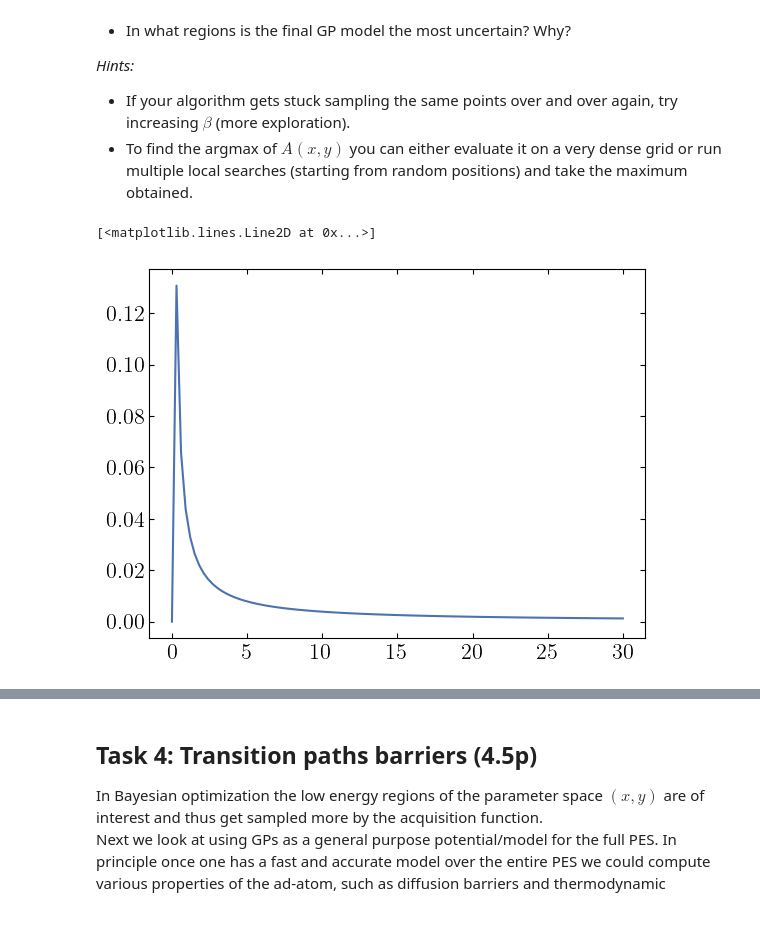
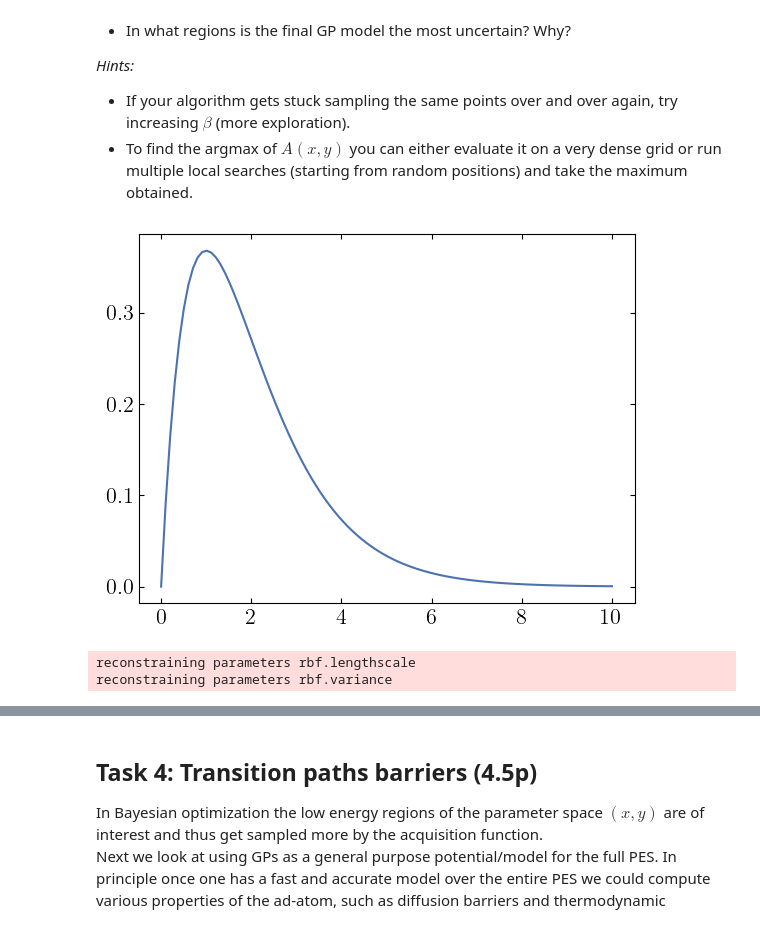
Before and after one commit to j-haralds/Advanced_sim, a Jupyter notebook: project_2b_shared/Jesper_project_2b.ipynb, the cells around one changed output, grey strips where cells are left out. Cells and saved outputs as stored; diff of their text form; code cells hidden in the pictures.

```diff
--- a/project_2b_shared/Jesper_project_2b.ipynb
+++ b/project_2b_shared/Jesper_project_2b.ipynb
@@ -332,16 +332,45 @@ Start the Bayesian optimization from five (5) randomly drawn samples.
 * If your algorithm gets stuck sampling the same points over and over again, try increasing $\beta$ (more exploration).
 * To find the argmax of $A(x, y)$ you can either evaluate it on a very dense grid or run multiple local searches (starting from random positions) and take the maximum obtained.
 # %%
-sigma = np.linspace(0, 30, 100)
+sigma = np.linspace(0, 10, 100)
 l = np.linspace(0, 30, 100)
-sig_pri = scipy.stats.lognorm.pdf(sigma, s=10, scale=1) #
-l_pri = scipy.stats.invgamma.pdf(l, a=1, scale=10)
+sig_pri = scipy.stats.gamma.pdf(sigma, a=2, scale=1) #
 
-plt.plot(sigma, sig_pri, label='Prior on $\sigma$')
+plt.plot(sigma, sig_pri, label='Prior on $\\sigma$');
 # plt.plot(l, l_pri, label='Prior on $l$')
 # %% [output]
-[<matplotlib.lines.Line2D at 0x...>]
-[figure, old version]
+[figure, new version]
+# %%
+def mean_variance_2_G_alpha_beta(mu, var):
+    alpha= mu**2 / var
+    beta = var / mu
+    return alpha, beta
+
+def build_kernel():
+    dim = 2
+    k_rbf = GPy.kern.RBF(input_dim=dim)
+    k_bias = GPy.kern.Bias(input_dim=dim)
+
+    # Lengthscale
+    l_prior = GPy.priors.Gamma(a=2, b=1)
+
+    #l_prior = GPy.priors.Uniform(0.1, 10)
+    k_rbf['lengthscale'].set_prior(l_prior)
+
+    # Variance
+    var_prior = GPy.priors.Gamma(a=1.2, b=0.1)
+    k_rbf['variance'].set_prior(var_prior)
+
+    # k_rbf.lengthscale = 0.4
+    # k_rbf.variance = 0.1
+
+    kernel = k_rbf + k_bias
+    return kernel
+
+kernel_base = build_kernel() # Pre-build kernel to remove verbose output during optimization
+# %% [output]
+reconstraining parameters rbf.lengthscale
+reconstraining parameters rbf.variance
 # %%
 def get_initial_data(nsamp, x_lim=x_lim, y_lim=y_lim, surface=surface):
     # Initial positions and energy
```
Also changed, not shown: parts of 13 cells of this notebook, 2 other files.
